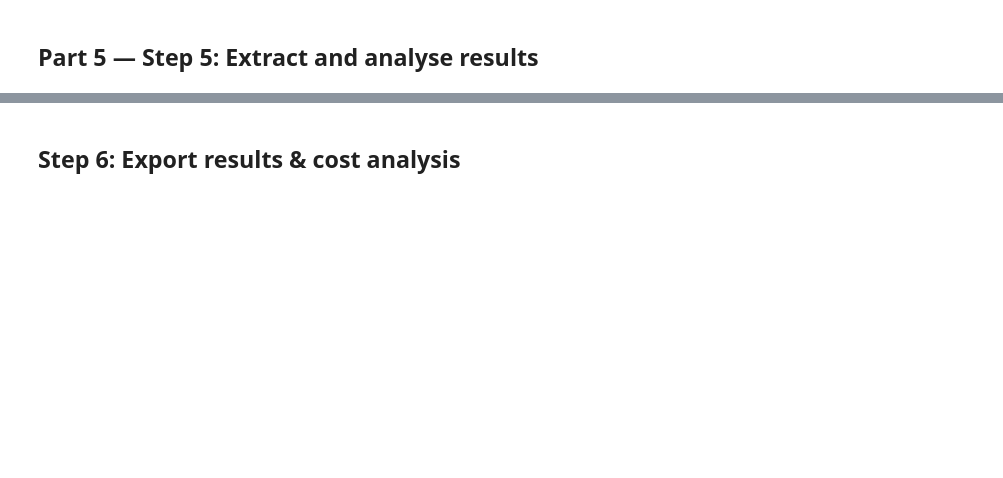
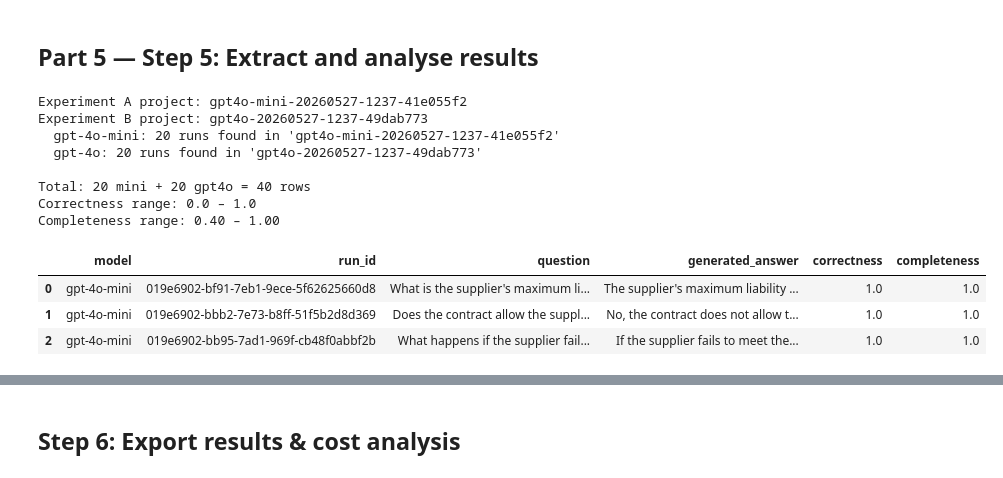
Before and after one commit to eugnmueller-87/Rating-System-for-AI-Responses, a Jupyter notebook: 02_evaluation.ipynb, the cells around one changed output, grey strips where cells are left out. Cells and saved outputs as stored; diff of their text form; code cells hidden in the pictures; blank space fills up the shorter version.

```diff
--- a/02_evaluation.ipynb
+++ b/02_evaluation.ipynb
@@ -274 +279,67 @@ df_mini.head(3)
+# %%
+def results_to_df(experiment_name: str, model_name: str) -> pd.DataFrame:
+    """Pull runs + feedback from a LangSmith experiment and return a flat DataFrame."""
+    rows = []
+    runs = list(ls_client.list_runs(
+        project_name=experiment_name,
+        execution_order=1,   # top-level runs only (not child LLM calls)
+        run_type="chain",
+    ))
+    print(f"  {model_name}: {len(runs)} runs found in '{experiment_name}'")
+
+    for run in runs:
+        # Get feedback scores for this run
+        feedbacks = list(ls_client.list_feedback(run_ids=[str(run.id)]))
+        fb = {f.key: f.score for f in feedbacks}
+
+        # Inputs are nested: run.inputs = {'inputs': {'question': ..., 'context': ...}}
+        inner_inputs = run.inputs.get("inputs", run.inputs) if run.inputs else {}
+        outputs      = run.outputs or {}
+        ref          = {}  # reference answer lives on the example, fetch separately if needed
+
+        rows.append({
+            "model":            model_name,
+            "run_id":           str(run.id),
+            "question":         inner_inputs.get("question", ""),
+            "generated_answer": outputs.get("answer", ""),
+            "correctness":      fb.get("correctness"),
+            "completeness":     fb.get("completeness"),
+        })
+
+    return pd.DataFrame(rows)
+
+
+# Use the experiment names from the runs above
+exp_mini  = f"gpt4o-mini-{run_tag}"
+exp_gpt4o = f"gpt4o-{run_tag}"
+
+# LangSmith appends a hash suffix — find the actual project names
+all_projects = {p.name for p in ls_client.list_projects()}
+proj_mini  = next((p for p in all_projects if p.startswith(exp_mini)),  None)
+proj_gpt4o = next((p for p in all_projects if p.startswith(exp_gpt4o)), None)
+
+print(f"Experiment A project: {proj_mini}")
+print(f"Experiment B project: {proj_gpt4o}")
+
+df_mini  = results_to_df(proj_mini,  "gpt-4o-mini")
+df_gpt4o = results_to_df(proj_gpt4o, "gpt-4o")
+df_all   = pd.concat([df_mini, df_gpt4o], ignore_index=True)
+
+print(f"\nTotal: {len(df_mini)} mini + {len(df_gpt4o)} gpt4o = {len(df_all)} rows")
+print(f"Correctness range: {df_all['correctness'].min()} – {df_all['correctness'].max()}")
+print(f"Completeness range: {df_all['completeness'].min():.2f} – {df_all['completeness'].max():.2f}")
+df_mini.head(3)
+# %% [output]
+Experiment A project: gpt4o-mini-20260527-1237-41e055f2
+Experiment B project: gpt4o-20260527-1237-49dab773
+  gpt-4o-mini: 20 runs found in 'gpt4o-mini-20260527-1237-41e055f2'
+  gpt-4o: 20 runs found in 'gpt4o-20260527-1237-49dab773'
+
+Total: 20 mini + 20 gpt4o = 40 rows
+Correctness range: 0.0 – 1.0
+Completeness range: 0.40 – 1.00
+|  | model | run_id | question | generated_answer | correctness | completeness |
+| 0 | gpt-4o-mini | 019e6902-bf91-7eb1-9ece-5f62625660d8 | What is the supplier's maximum li... | The supplier's maximum liability ... | 1.0 | 1.0 |
+| 1 | gpt-4o-mini | 019e6902-bbb2-7e73-b8ff-51f5b2d8d369 | Does the contract allow the suppl... | No, the contract does not allow t... | 1.0 | 1.0 |
+| 2 | gpt-4o-mini | 019e6902-bb95-7ad1-969f-cb48f0abbf2b | What happens if the supplier fail... | If the supplier fails to meet the... | 1.0 | 1.0 |
 # %%
```
Also changed, not shown: parts of 17 cells of this notebook, 6 other files.
